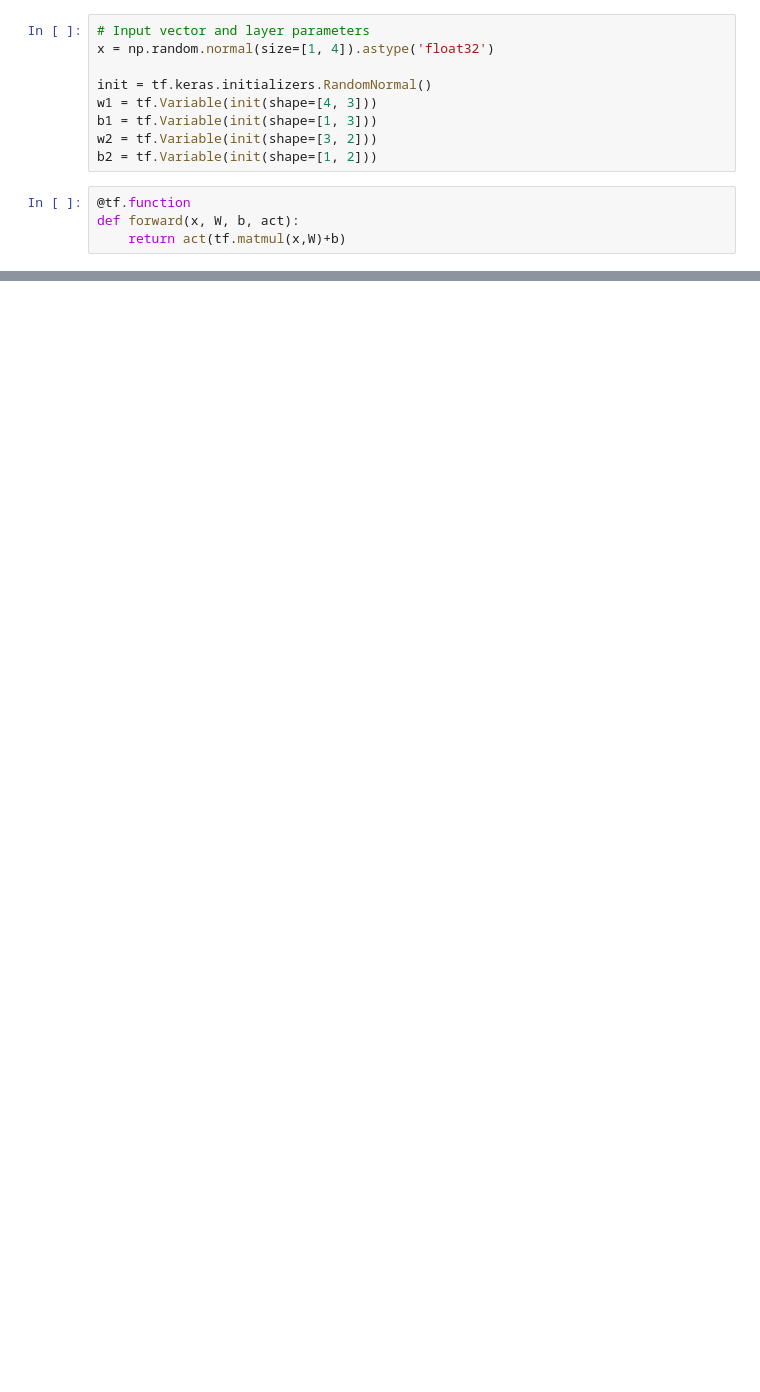
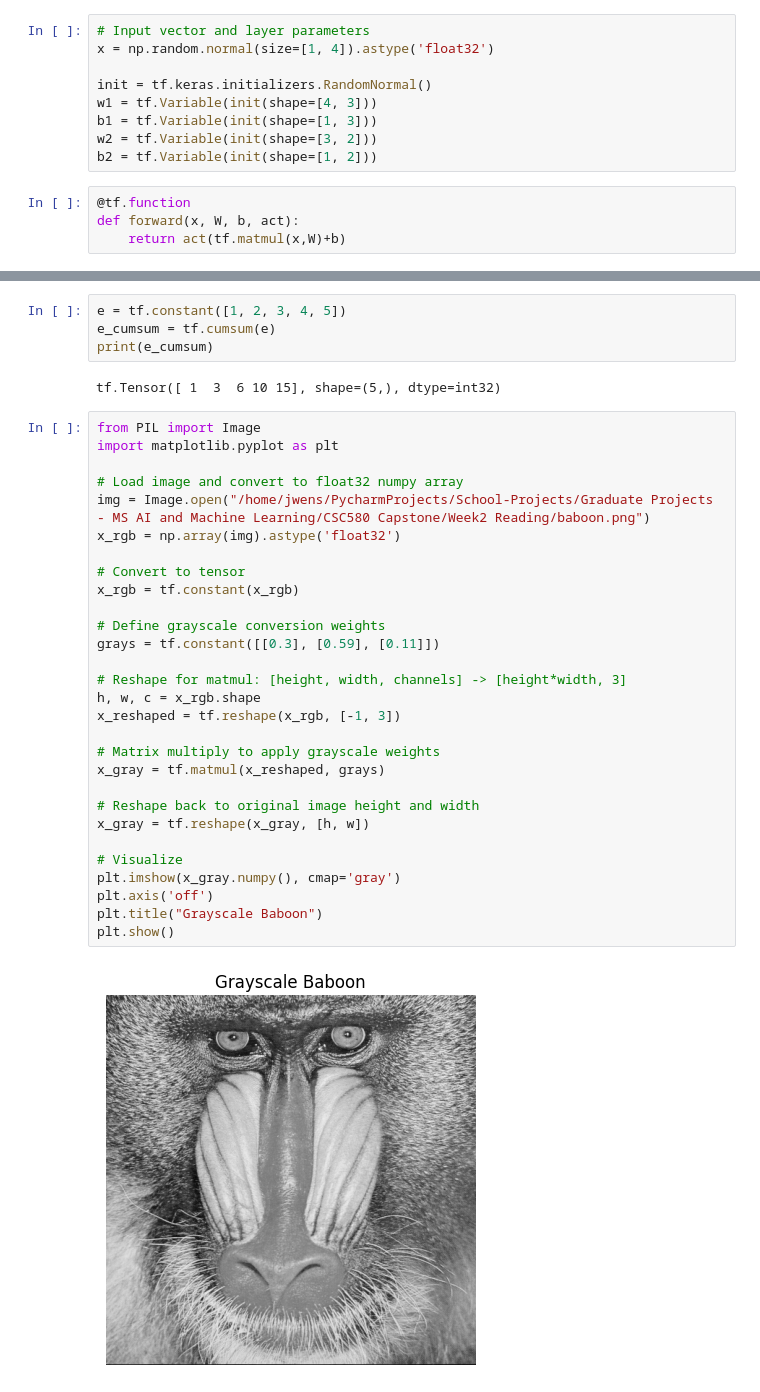
Before and after one commit to jwens85/School-Projects, a Jupyter notebook: Graduate Projects - MS AI and Machine Learning/CSC580 Capstone/Week2 Reading/TF in Action Chapter 2.ipynb, the cells around one changed output, grey strips where cells are left out. Drawn from its saved outputs; the diff is of its cells as text; blank space fills up the shorter version.

Commit message:
Chapter 2 Jupyter Notebook with baboon.png saved in the Week 2 directory

```diff
--- a/Graduate Projects - MS AI and Machine Learning/CSC580 Capstone/Week2 Reading/TF in Action Chapter 2.ipynb
+++ b/Graduate Projects - MS AI and Machine Learning/CSC580 Capstone/Week2 Reading/TF in Action Chapter 2.ipynb
@@ -106,0 +344,37 @@ print(v_test)
+# %%
+e = tf.constant([1, 2, 3, 4, 5])
+e_cumsum = tf.cumsum(e)
+print(e_cumsum)
+# %% [output]
+tf.Tensor([ 1  3  6 10 15], shape=(5,), dtype=int32)
+# %%
+from PIL import Image
+import matplotlib.pyplot as plt
+
+# Load image and convert to float32 numpy array
+img = Image.open("/home/jwens/PycharmProjects/School-Projects/Graduate Projects - MS AI and Machine Learning/CSC580 Capstone/Week2 Reading/baboon.png")
+x_rgb = np.array(img).astype('float32')
+
+# Convert to tensor
+x_rgb = tf.constant(x_rgb)
+
+# Define grayscale conversion weights
+grays = tf.constant([[0.3], [0.59], [0.11]])
+
+# Reshape for matmul: [height, width, channels] -> [height*width, 3]
+h, w, c = x_rgb.shape
+x_reshaped = tf.reshape(x_rgb, [-1, 3])
+
+# Matrix multiply to apply grayscale weights
+x_gray = tf.matmul(x_reshaped, grays)
+
+# Reshape back to original image height and width
+x_gray = tf.reshape(x_gray, [h, w])
+
+# Visualize
+plt.imshow(x_gray.numpy(), cmap='gray')
+plt.axis('off')
+plt.title("Grayscale Baboon")
+plt.show()
+# %% [output]
+[figure, added]
```
Also changed, not shown: parts of 31 cells of this notebook, 1 other file.
